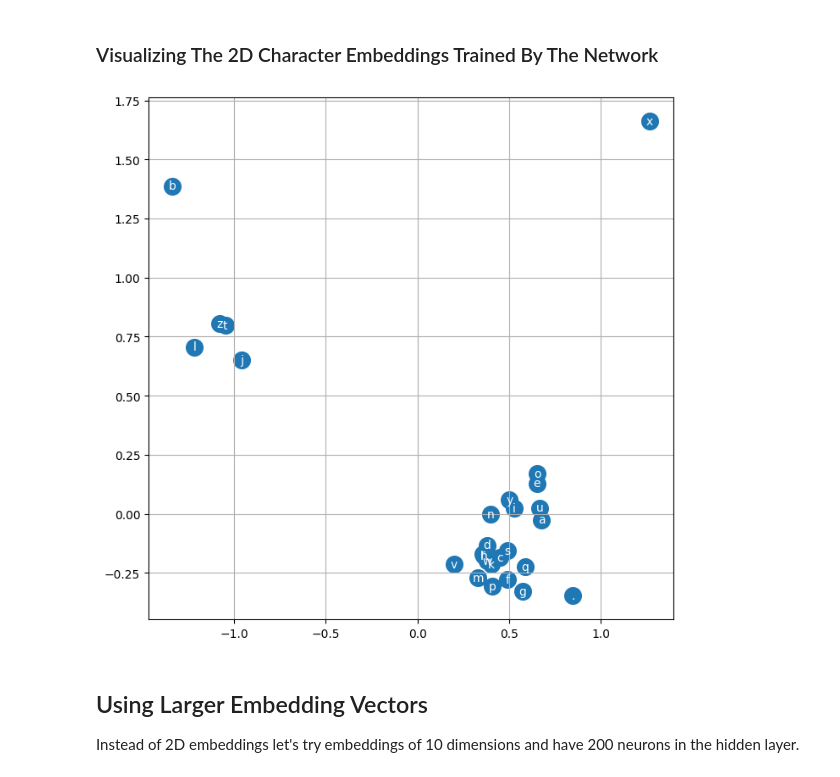
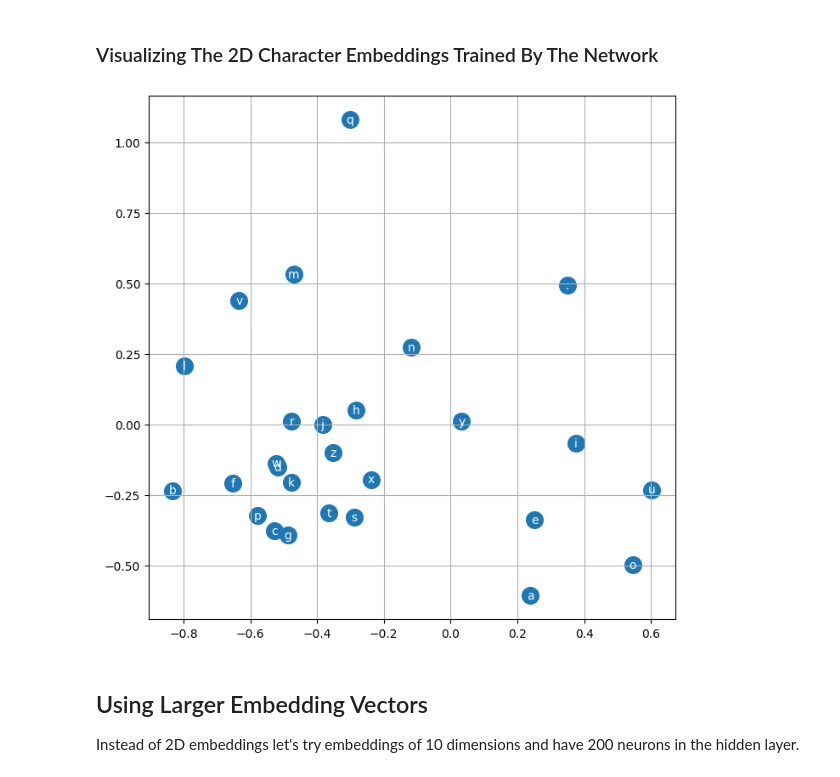
Before and after one commit to startswithzed/neural-nets-playground, a Jupyter notebook: makemore/multi_layer_perceptron.ipynb, the cells around one changed output. Drawn from its saved outputs; the diff is of its cells as text; code cells hidden in the pictures.

Commit message:
fix(mlp): fix training bug with wrong val set

```diff
--- a/makemore/multi_layer_perceptron.ipynb
+++ b/makemore/multi_layer_perceptron.ipynb
@@ -715,3 +717,34 @@ torch.Size([22731, 3]) torch.Size([22731])
+# %%
+def train(n_iters, params, Xtr, batch_size, lr, print_loss=True):
+    C = params[0]
+    W1 = params[1]
+    B1 = params[2]
+    W2 = params[3]
+    B2 = params[4]
+
+    for _ in range(n_iters):
+        # create batches
+        ix = torch.randint(0, Xtr.shape[0], (batch_size, ))
+        emb = C[Xtr[ix]]
+
+        # forward pass
+        h = torch.tanh(emb.view(-1, 6) @ W1 + B1)
+        logits = h @ W2 + B2
+        loss = F.cross_entropy(logits, Ytr[ix])
+
+        # backward pass
+        for p in params:
+            p.grad = None
+        loss.backward()
+
+        #update
+        for p in params:
+            p.data += -lr * p.grad
+
+        if print_loss:
+            print(loss.item()) # batch-wise loss
+
+    return params
 # %%
 params = init_params()
 params = train(10_000, params, Xtr, 32, 0.1, False)
@@ -790,7 +823,7 @@ lr = 0.1
 lossi = []
 stepi = []
 # %%
-def train(n_iters, params, X, batch_size, lr, n_embed, block_size, print_loss=True):
+def train(n_iters, params, Xtr, batch_size, lr, n_embed, block_size, print_loss=True):
     C = params[0]
     W1 = params[1]
     B1 = params[2]
@@ -802,13 +835,13 @@ def train(n_iters, params, X, batch_size, lr, n_embed, block_size, print_loss=Tr
 
     for i in range(n_iters):
         # create batches
-        ix = torch.randint(0, X.shape[0], (batch_size, ))
-        emb = C[X[ix]]
+        ix = torch.randint(0, Xtr.shape[0], (batch_size, ))
+        emb = C[Xtr[ix]]
 
         # forward pass
         h = torch.tanh(emb.view(-1, n_embed*block_size) @ W1 + B1)
         logits = h @ W2 + B2
-        loss = F.cross_entropy(logits, Y[ix])
+        loss = F.cross_entropy(logits, Ytr[ix])
 
         # backward pass
         for p in params:
@@ -867,13 +900,14 @@ Another reason can be that the bottleneck of the network right now could be our
 # %% [markdown]
 ### Visualizing The 2D Character Embeddings Trained By The Network
 # %%
+C = params[0]
 plot.figure(figsize=(8, 8))
 plot.scatter(C[:, 0].data, C[:, 1].data, s=200)
 for i in range(C.shape[0]):
     plot.text(C[i, 0].item(), C[i, 1].item(), itoch[i], ha="center", va="center", color="white")
 plot.grid("minor")
 # %% [output]
-[figure, old version]
+[figure, new version]
 # %% [markdown]
 ## Using Larger Embedding Vectors
 
```
Also changed, not shown: parts of 16 cells of this notebook.
